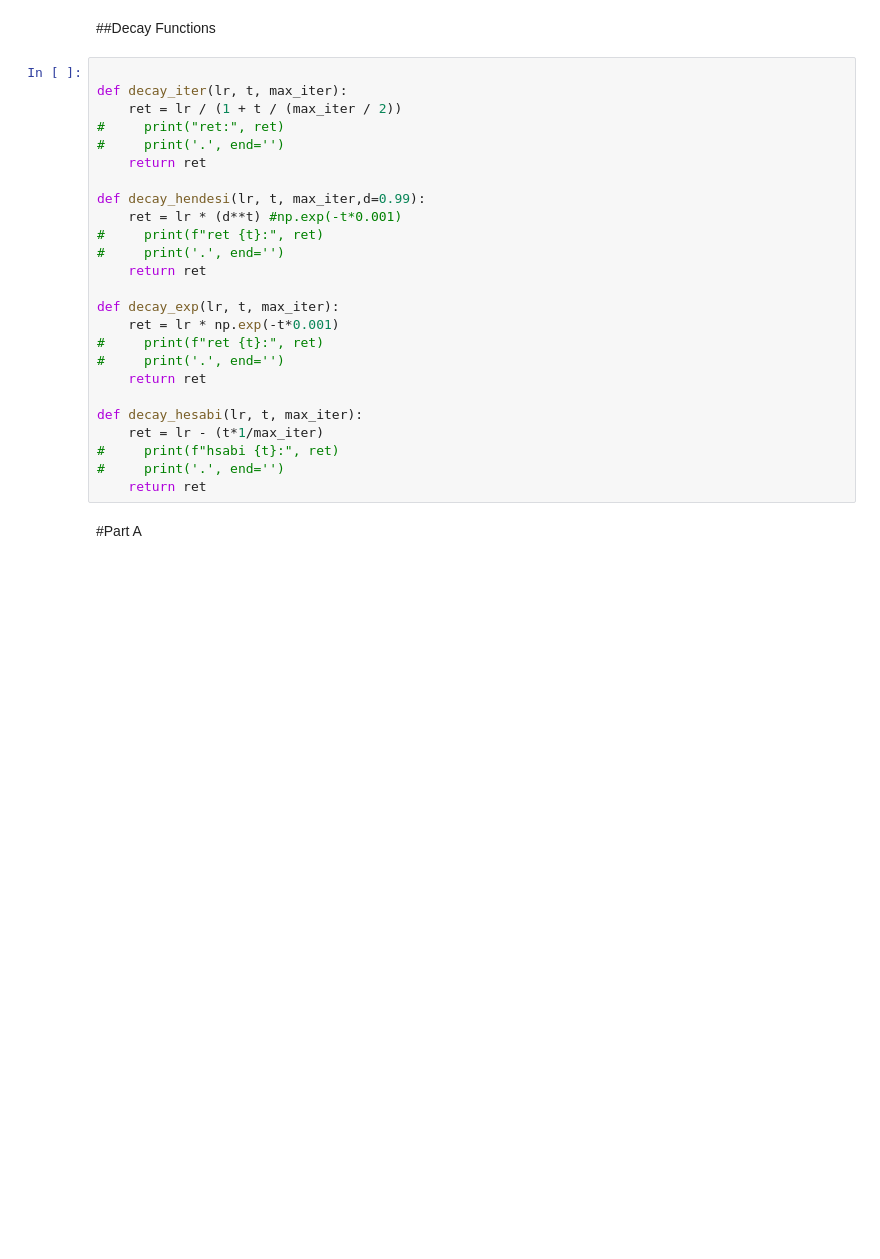
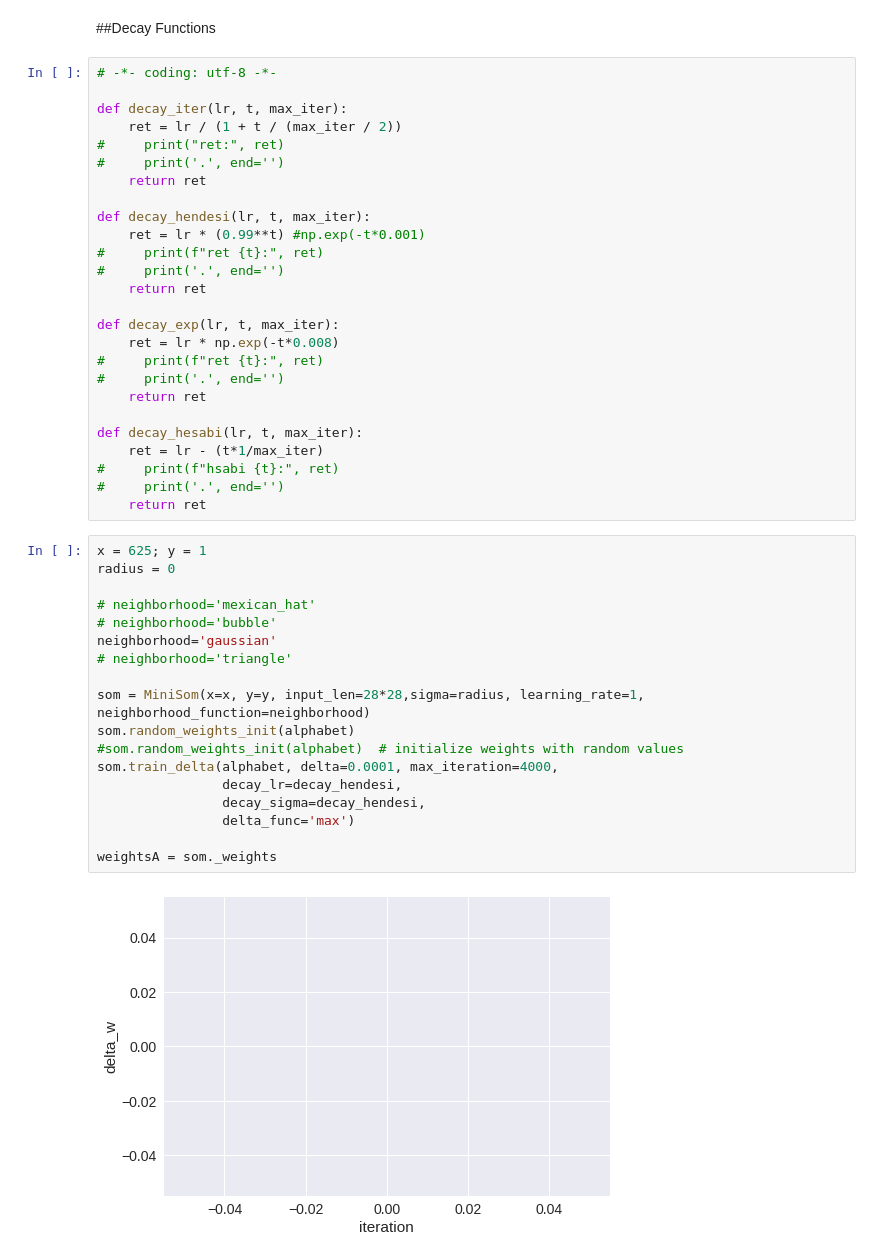
Before and after one commit to puraminy/mini_proj3, a Jupyter notebook: SOM.ipynb, the cells around one changed output. Cells and saved outputs as stored; diff of their text form; blank space fills up the shorter version.

```diff
--- a/SOM.ipynb
+++ b/SOM.ipynb
@@ -72,6 +55,7 @@ ini_weights = np.expand_dims(np.linspace(0, 1, 625),axis=1)*np.ones([1,features]
 # %% [markdown]
 ##Decay Functions
 # %%
+# -*- coding: utf-8 -*-
 
 def decay_iter(lr, t, max_iter):
     ret = lr / (1 + t / (max_iter / 2))
@@ -79,14 +63,14 @@ def decay_iter(lr, t, max_iter):
 #     print('.', end='')
     return ret
 
-def decay_hendesi(lr, t, max_iter,d=0.99):
-    ret = lr * (d**t) #np.exp(-t*0.001)
+def decay_hendesi(lr, t, max_iter):
+    ret = lr * (0.99**t) #np.exp(-t*0.001)
 #     print(f"ret {t}:", ret)
 #     print('.', end='')
     return ret
 
 def decay_exp(lr, t, max_iter):
-    ret = lr * np.exp(-t*0.001)
+    ret = lr * np.exp(-t*0.008)
 #     print(f"ret {t}:", ret)
 #     print('.', end='')
     return ret
@@ -96,6 +80,24 @@ def decay_hesabi(lr, t, max_iter):
 #     print(f"hsabi {t}:", ret)
 #     print('.', end='')
     return ret
-# %% [markdown]
-#Part A
+# %%
+x = 625; y = 1
+radius = 0
+
+# neighborhood='mexican_hat'
+# neighborhood='bubble'
+neighborhood='gaussian'
+# neighborhood='triangle'
+
+som = MiniSom(x=x, y=y, input_len=28*28,sigma=radius, learning_rate=1, neighborhood_function=neighborhood)
+som.random_weights_init(alphabet)
+#som.random_weights_init(alphabet)  # initialize weights with random values
+som.train_delta(alphabet, delta=0.0001, max_iteration=4000,
+                decay_lr=decay_hendesi,
+                decay_sigma=decay_hendesi,
+                delta_func='max')
+
+weightsA = som._weights
+# %% [output]
+[figure, added]
 # %%
```
Also changed, not shown: parts of 7 cells of this notebook.
